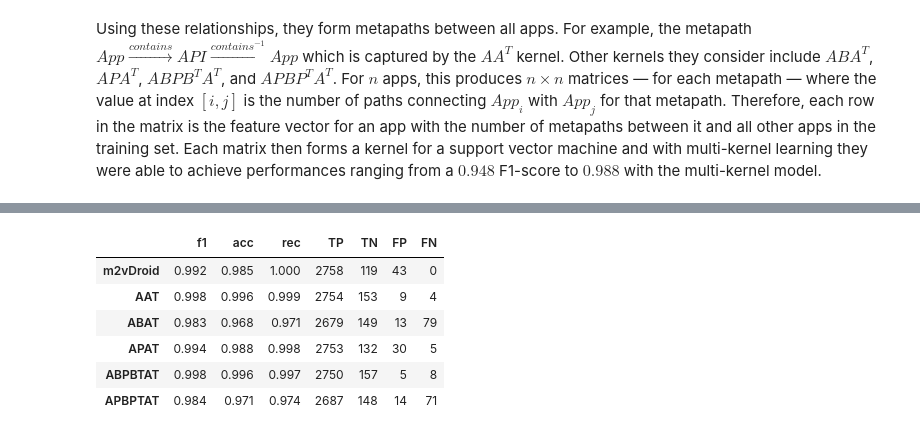
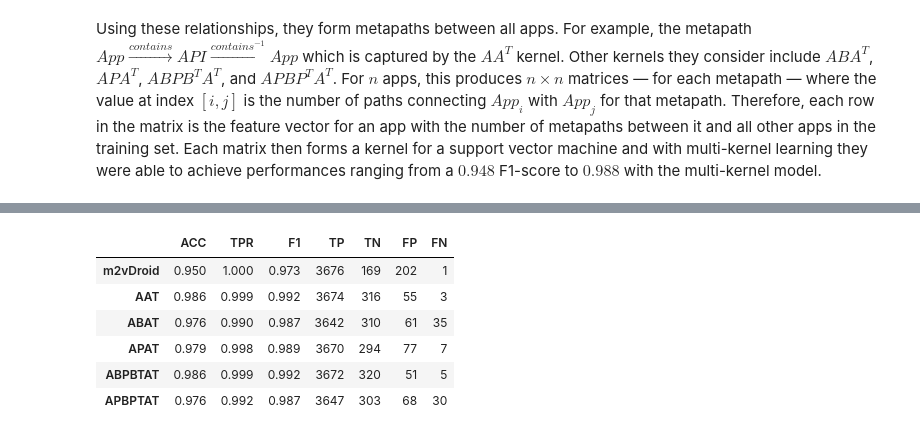
Before and after one commit to rcgonzalez9061/m2v-adversarial-hindroid, a Jupyter notebook: reports/Report.ipynb, the cells around one changed output, grey strips where cells are left out. Saved outputs shown, nothing was run; the diff lists cells and outputs as text; code cells hidden in the pictures.

```diff
--- a/reports/Report.ipynb
+++ b/reports/Report.ipynb
@@ -152,15 +188,15 @@ Intial performance:
 # %%
 import pandas as pd
 pd.read_csv('assets/baseline_performance_chart.csv', index_col=0).style.format({
-    'f1': '{0:.3f}',
-    'acc': '{0:.3f}',
-    'rec': '{0:.3f}',
+    'F1': '{0:.3f}',
+    'ACC': '{0:.3f}',
+    'TPR': '{0:.3f}',
 })
 # %% [output]
-|  | f1 | acc | rec | TP | TN | FP | FN |
-| m2vDroid | 0.992 | 0.985 | 1.000 | 2758 | 119 | 43 | 0 |
-| AAT | 0.998 | 0.996 | 0.999 | 2754 | 153 | 9 | 4 |
-| ABAT | 0.983 | 0.968 | 0.971 | 2679 | 149 | 13 | 79 |
-| APAT | 0.994 | 0.988 | 0.998 | 2753 | 132 | 30 | 5 |
-| ABPBTAT | 0.998 | 0.996 | 0.997 | 2750 | 157 | 5 | 8 |
-| APBPTAT | 0.984 | 0.971 | 0.974 | 2687 | 148 | 14 | 71 |
+|  | ACC | TPR | F1 | TP | TN | FP | FN |
+| m2vDroid | 0.950 | 1.000 | 0.973 | 3676 | 169 | 202 | 1 |
+| AAT | 0.986 | 0.999 | 0.992 | 3674 | 316 | 55 | 3 |
+| ABAT | 0.976 | 0.990 | 0.987 | 3642 | 310 | 61 | 35 |
+| APAT | 0.979 | 0.998 | 0.989 | 3670 | 294 | 77 | 7 |
+| ABPBTAT | 0.986 | 0.999 | 0.992 | 3672 | 320 | 51 | 5 |
+| APBPTAT | 0.976 | 0.992 | 0.987 | 3647 | 303 | 68 | 30 |
```
Also changed, not shown: parts of 20 cells of this notebook, 35 other files.
